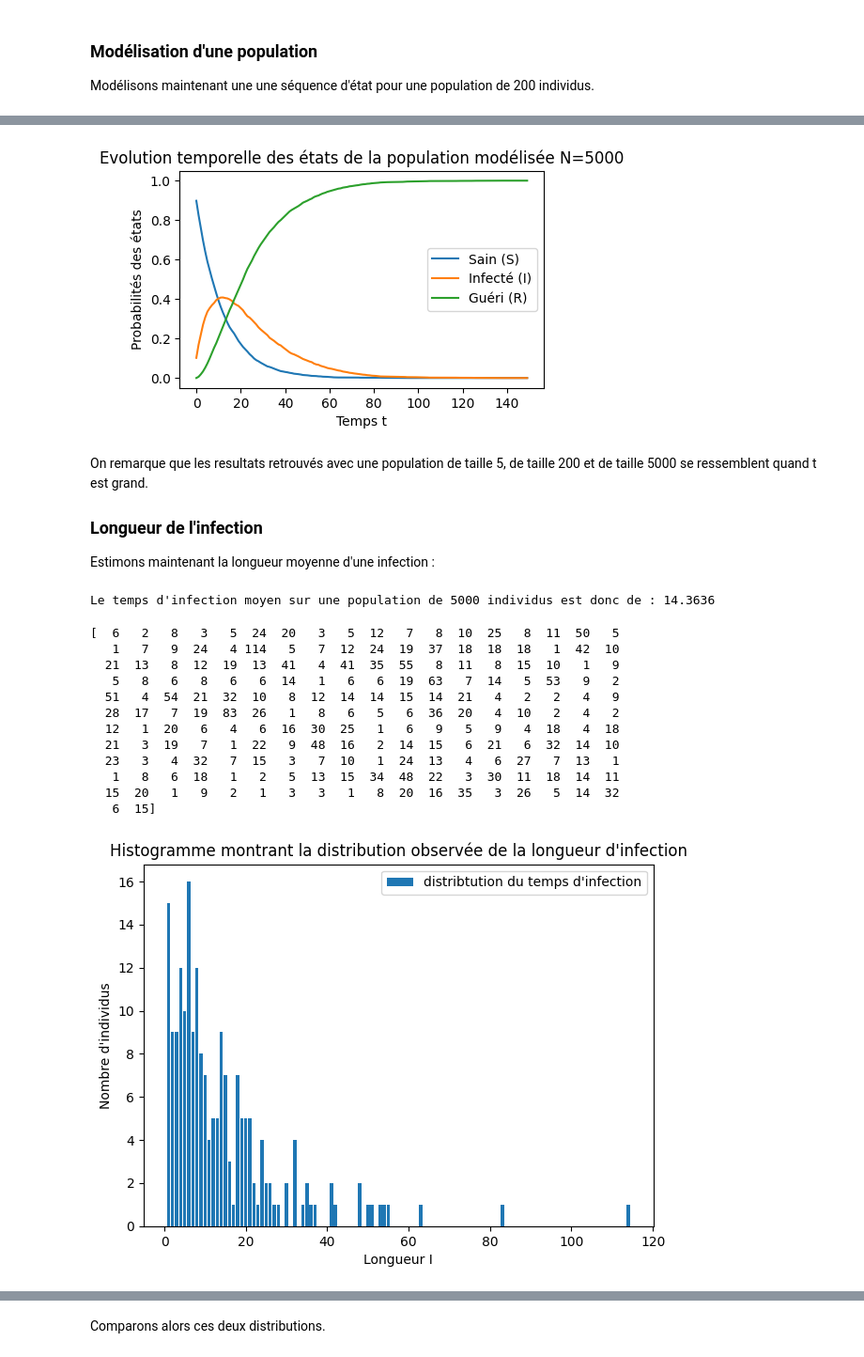
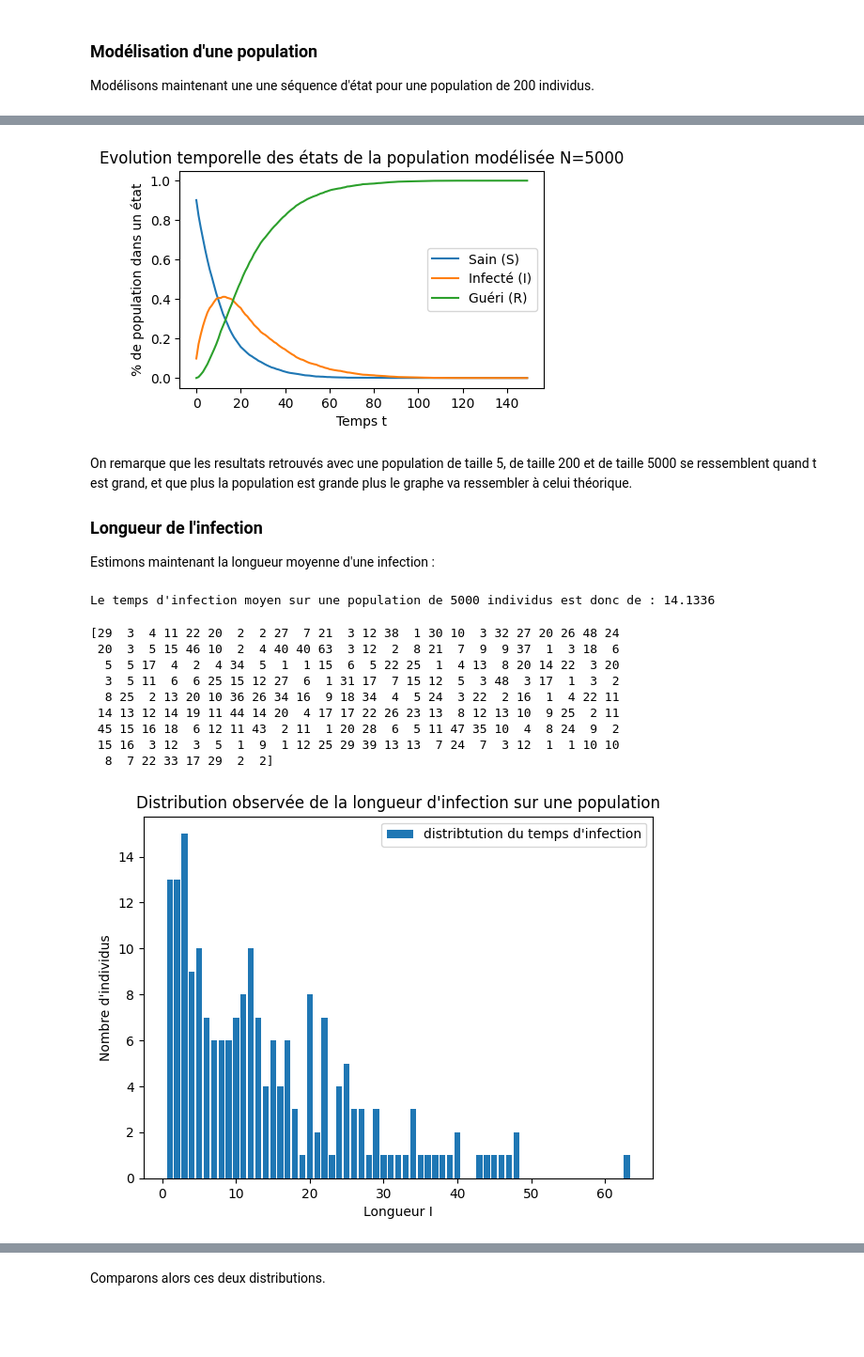
Before and after one commit to yokyann/epidemiologie, a Jupyter notebook: projet.ipynb, the cells around one changed output, grey strips where cells are left out. Shown at 94% size. Saved outputs shown, nothing was run; the diff lists cells and outputs as text; code cells hidden in the pictures; blank space fills up the shorter version.

```diff
--- a/projet.ipynb
+++ b/projet.ipynb
@@ -162,17 +164,18 @@ Afin de calculer la distribution theorique des effectifs dans chaque états on d
 On a donc
 $$ \pi_{t+1}=\pi_{t}\times A = (\pi_{t-1}\times A)\times A = \pi_0 \times A^t $$
 # %%
-def distribution(pi,a,t):
+def distribution(pi0,a,t):
     # Calcule la distribution théorique suivant un temps t
-    return np.matmul(pi,np.linalg.matrix_power(a,t))
+    return np.matmul(pi0,np.linalg.matrix_power(a,t))
 
 
-T = np.arange(200)
-pit = np.zeros((200, 3))
+T = np.arange(200) #temps (axe des abscisses)
+
+pi_t = np.zeros((200, 3)) #Tableau qui contiendra les probabilités des états pour chaque temps
+
+#A chaque temps t on calcule la distribution théorique
 for i in range(0, 200):
-    pit[i] = distribution(pi0,A,i)
+    pi_t[i] = distribution(pi0,A,i)
 
-print(pit.shape)
-
-graph(T, pit,"Evolution temporelle des états")
+graph(T, pi_t,"Evolution temporelle des états théorique","Temps t", "Probabilité d'être dans un état")
 # %% [output]
@@ -185,11 +187,14 @@ On observe donc que le taux de personne saine decroit très rapidement suivant l
 
 Nous allons maintenant générer une séquence de taille T en utilisant cette chaine de Markov. Pour générer cette séquence aléatoire, nous allons choisir un état initial au hasard; puis choisir les états suivants en suivant les probabilités de transition.
 # %%
-def gen_sequences(A,pi, t):
+def gen_sequences(A,pi0, t):
     #Genere une sequence aléatoire pour un individu sur un temps t
     seq = np.zeros(t)
-    seq[0] = np.random.choice([0.,1.,2.],1, p = pi)
+    #choisis parmis 0.,1.,2. avec les probabilités de pi
+    seq[0] = np.random.choice([0.,1.,2.],1, p = pi0)
+
     for i in range(1,t):
+        #Genere une nouvelle valeur en fonction de la valeur précédente
         seq[i] = np.random.choice([0.,1.,2.],1, p=A[int(seq[i-1])])
     return seq
 
@@ -207,11 +212,11 @@ print(gen_sequences(A,pi0,150))
 
 Modélisons maintenant une une séquence d'état pour une population de 200 individus.
 # %%
-def gen_sequences_population(A,pi,n, t):
+def gen_sequences_population(A,pi0,n, t):
     #Genere des sequences aléatoires pour une population de taille n sur un temps t
     seq = np.zeros((n,t))
     for i in range(n):
-        seq[i] = gen_sequences(A, pi, t)
+        seq[i] = gen_sequences(A, pi0, t)
     return seq
 
 p=gen_sequences_population(A,pi0,200,150)
@@ -233,5 +238,5 @@ def compteur(sequence,t,taille):
 
 repartition = compteur(p,150,200)
 T = np.arange(150)
-graph(T,repartition,"Evolution temporelle des états de la population modélisée N=200")
+graph(T,repartition,"Evolution temporelle des états de la population modélisée N=200","Temps t","% de population dans un état")
 # %% [output]
@@ -252,11 +259,11 @@ Avec une population de taille 5000 nous retrouvons le graphe suivant :
 seq5000 = gen_sequences_population(A,pi0,5000,150)
 prop5000 = compteur(seq5000,150,5000)
 
-graph(T, prop5000, "Evolution temporelle des états de la population modélisée N=5000")
+graph(T, prop5000, "Evolution temporelle des états de la population modélisée N=5000","Temps t","% de population dans un état")
 # %% [output]
-[figure, old version]
+[figure, new version]
 # %% [markdown]
-On remarque que les resultats retrouvés avec une population de taille 5, de taille 200 et de taille 5000 se ressemblent quand t est grand.
+On remarque que les resultats retrouvés avec une population de taille 5, de taille 200 et de taille 5000 se ressemblent quand t est grand, et que plus la population est grande plus le graphe va ressembler à celui théorique.
 
 ### Longueur de l'infection
 
@@ -265,33 +272,33 @@ Estimons maintenant la longueur moyenne d'une infection :
 def moyenneI(sequences,t,n):
     #Calcule la longueur moyenne d'une infection
 
-    r = np.count_nonzero(sequences == 1. , axis=1) #Compte pour chaque individus la longueur de sa séquence de I
+     #Compte pour chaque individus la longueur de sa séquence de I
+    r = np.count_nonzero(sequences == 1. , axis=1)
     res = np.sum(r)/n
     return res
 
 moy = moyenneI(seq5000, 150, 5000)
 print("Le temps d'infection moyen sur une population de 5000 individus est donc de :", moy)
 # %% [output]
-Le temps d'infection moyen sur une population de 5000 individus est donc de : 14.3636
+Le temps d'infection moyen sur une population de 5000 individus est donc de : 14.1336
 # %%
 a = np.count_nonzero(p == 1. , axis=1)
 print(a)
 val , indices = np.unique(a, return_counts=True)
-histogramme(val, indices, "Histogramme montrant la distribution observée de la longueur d'infection", "distribtution du temps d'infection")
+
+histogramme(val, indices, "Distribution observée de la longueur d'infection sur une population",
+            "distribtution du temps d'infection","Longueur I", "Nombre d'individus")
 # %% [output]
-[  6   2   8   3   5  24  20   3   5  12   7   8  10  25   8  11  50   5
-   1   7   9  24   4 114   5   7  12  24  19  37  18  18  18   1  42  10
-  21  13   8  12  19  13  41   4  41  35  55   8  11   8  15  10   1   9
-   5   8   6   8   6   6  14   1   6   6  19  63   7  14   5  53   9   2
-  51   4  54  21  32  10   8  12  14  14  15  14  21   4   2   2   4   9
-  28  17   7  19  83  26   1   8   6   5   6  36  20   4  10   2   4   2
-  12   1  20   6   4   6  16  30  25   1   6   9   5   9   4  18   4  18
-  21   3  19   7   1  22   9  48  16   2  14  15   6  21   6  32  14  10
-  23   3   4  32   7  15   3   7  10   1  24  13   4   6  27   7  13   1
-   1   8   6  18   1   2   5  13  15  34  48  22   3  30  11  18  14  11
-  15  20   1   9   2   1   3   3   1   8  20  16  35   3  26   5  14  32
-   6  15]
+[29  3  4 11 22 20  2  2 27  7 21  3 12 38  1 30 10  3 32 27 20 26 48 24
+ 20  3  5 15 46 10  2  4 40 40 63  3 12  2  8 21  7  9  9 37  1  3 18  6
+  5  5 17  4  2  4 34  5  1  1 15  6  5 22 25  1  4 13  8 20 14 22  3 20
+  3  5 11  6  6 25 15 12 27  6  1 31 17  7 15 12  5  3 48  3 17  1  3  2
+  8 25  2 13 20 10 36 26 34 16  9 18 34  4  5 24  3 22  2 16  1  4 22 11
+ 14 13 12 14 19 11 44 14 20  4 17 17 22 26 23 13  8 12 13 10  9 25  2 11
+ 45 15 16 18  6 12 11 43  2 11  1 20 28  6  5 11 47 35 10  4  8 24  9  2
+ 15 16  3 12  3  5  1  9  1 12 25 29 39 13 13  7 24  7  3 12  1  1 10 10
+  8  7 22 33 17 29  2  2]
-[figure, old version]
+[figure, new version]
 # %% [markdown]
 Calculons maintenant la longueur théorique d'une séquence de I.
 
```
Also changed, not shown: parts of 41 cells of this notebook.
